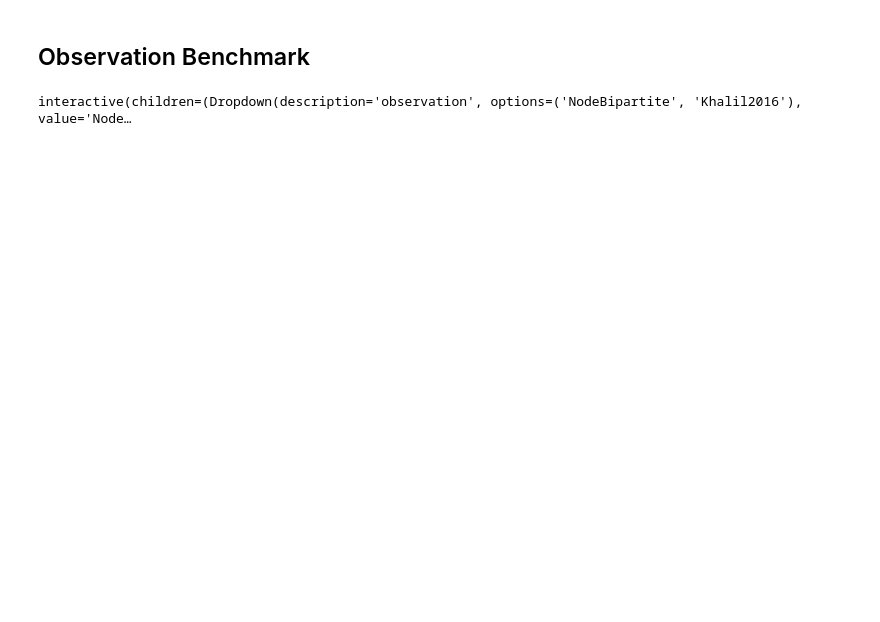
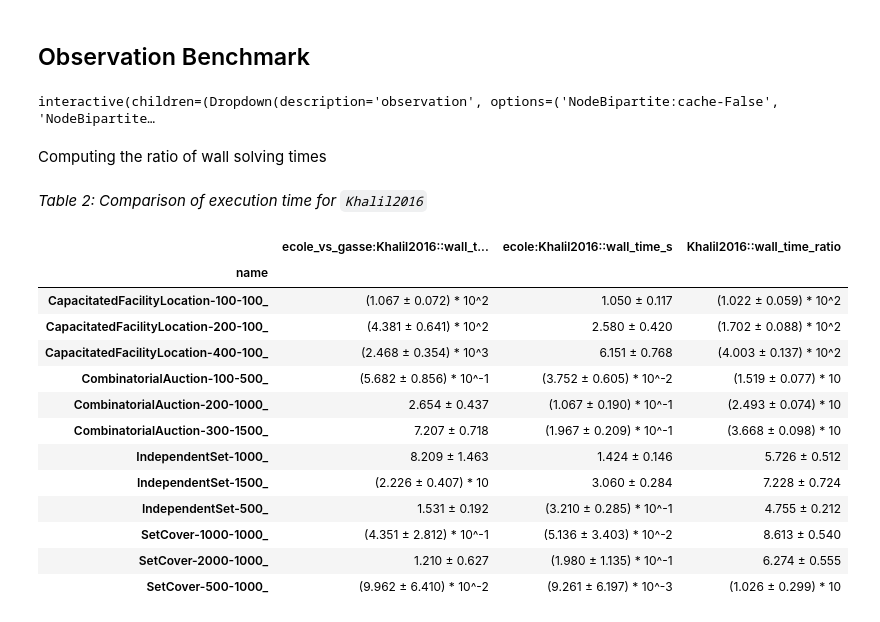
Before and after one commit to ds4dm/ecole-paper, a Jupyter notebook: Analysis.ipynb, the cells around one changed output. Drawn from its saved outputs; the diff is of its cells as text; code cells hidden in the pictures; blank space fills up the shorter version.

```diff
--- a/Analysis.ipynb
+++ b/Analysis.ipynb
@@ -88,11 +131,13 @@ def plot(observation, time, generator, normalize, unit):
 # %%
 _ = ipywidgets.widgets.interact(
     plot,
-    observation=["NodeBipartite", "Khalil2016"],
+    observation=["NodeBipartite:cache-False", "NodeBipartite:cache-True", "Khalil2016:"],
     time=["wall", "cpu"],
     generator=observation_df["generator"].unique(),
     normalize=[None, "n_nodes", "n_vars", "n_cons", "root_nnz", "root_n_cols", "root_n_rows"],
     unit=time_units.keys()
 )
 # %% [output]
-interactive(children=(Dropdown(description='observation', options=('NodeBipartite', 'Khalil2016'), value='Node…
+interactive(children=(Dropdown(description='observation', options=('NodeBipartite:cache-False', 'NodeBipartite…
+# %% [markdown]
+Computing the ratio of wall solving times
@@ -98,0 +149,23 @@ interactive(children=(Dropdown(description='observation', options=('NodeBipartit
+# %% [markdown]
+_Table 2: Comparison of execution time for `Khalil2016`_
+# %%
+mean_std(observation_df, "name")[[
+    "ecole_vs_gasse:Khalil2016::wall_time_s",
+    "ecole:Khalil2016::wall_time_s",
+    "Khalil2016::wall_time_ratio",
+]]
+# %% [output]
+|  | ecole_vs_gasse:Khalil2016::wall_t... | ecole:Khalil2016::wall_time_s | Khalil2016::wall_time_ratio |
+| name |  |  |  |
+| CapacitatedFacilityLocation-100-100_ | (1.067 ± 0.072) * 10^2 | 1.050 ± 0.117 | (1.022 ± 0.059) * 10^2 |
+| CapacitatedFacilityLocation-200-100_ | (4.381 ± 0.641) * 10^2 | 2.580 ± 0.420 | (1.702 ± 0.088) * 10^2 |
+| CapacitatedFacilityLocation-400-100_ | (2.468 ± 0.354) * 10^3 | 6.151 ± 0.768 | (4.003 ± 0.137) * 10^2 |
+| CombinatorialAuction-100-500_ | (5.682 ± 0.856) * 10^-1 | (3.752 ± 0.605) * 10^-2 | (1.519 ± 0.077) * 10 |
+| CombinatorialAuction-200-1000_ | 2.654 ± 0.437 | (1.067 ± 0.190) * 10^-1 | (2.493 ± 0.074) * 10 |
+| CombinatorialAuction-300-1500_ | 7.207 ± 0.718 | (1.967 ± 0.209) * 10^-1 | (3.668 ± 0.098) * 10 |
+| IndependentSet-1000_ | 8.209 ± 1.463 | 1.424 ± 0.146 | 5.726 ± 0.512 |
+| IndependentSet-1500_ | (2.226 ± 0.407) * 10 | 3.060 ± 0.284 | 7.228 ± 0.724 |
+| IndependentSet-500_ | 1.531 ± 0.192 | (3.210 ± 0.285) * 10^-1 | 4.755 ± 0.212 |
+| SetCover-1000-1000_ | (4.351 ± 2.812) * 10^-1 | (5.136 ± 3.403) * 10^-2 | 8.613 ± 0.540 |
+| SetCover-2000-1000_ | 1.210 ± 0.627 | (1.980 ± 1.135) * 10^-1 | 6.274 ± 0.555 |
+| SetCover-500-1000_ | (9.962 ± 6.410) * 10^-2 | (9.261 ± 6.197) * 10^-3 | (1.026 ± 0.299) * 10 |
```
Also changed, not shown: parts of 19 cells of this notebook, 2 other files.
